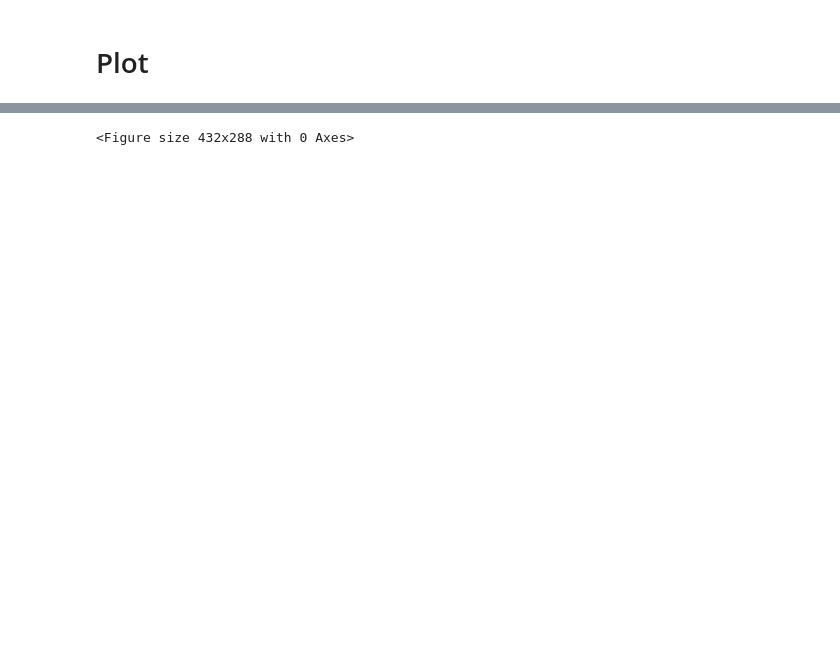
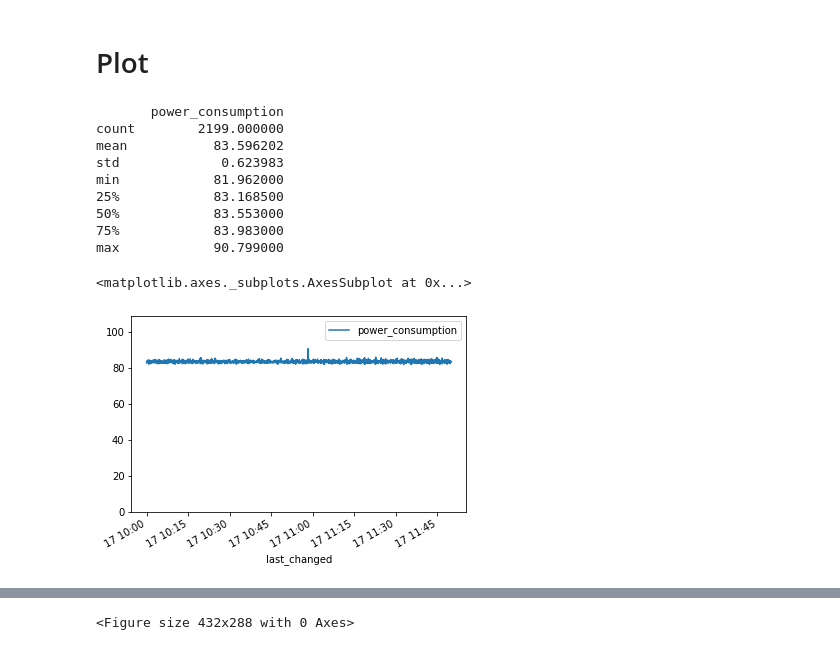
Before and after one commit to MScDissertation/NLP, a Jupyter notebook: power_monitor_analysis/visualise.ipynb, the cells around one changed output, grey strips where cells are left out. Cells and saved outputs as stored; diff of their text form; code cells hidden in the pictures; blank space fills up the shorter version.

```diff
--- a/power_monitor_analysis/visualise.ipynb
+++ b/power_monitor_analysis/visualise.ipynb
@@ -76,5 +96,31 @@ df.to_csv(result_file, index=False)
 # %% [markdown]
 # Plot
+# %%
+# power consumption when not training
+start_date = '2020-06-17'
+end_date = '2020-06-17'
+start_time = '10:00'
+end_time = '11:50'
+
+
+regular_power_draw = df_new.loc[start_date:end_date].between_time(start_time, end_time)[['power_consumption']]
+
+print(regular_power_draw.describe())
+y_max = regular_power_draw['power_consumption'].max() * 1.2
+
+regular_power_draw[(df_new != 0).all(1)].plot(ylim=(0,y_max))
+# %% [output]
+       power_consumption
+count        2199.000000
+mean           83.596202
+std             0.623983
+min            81.962000
+25%            83.168500
+50%            83.553000
+75%            83.983000
+max            90.799000
+<matplotlib.axes._subplots.AxesSubplot at 0x...>
+[figure, added]
 # %%
 # df_subset = df.loc['2020-06-01':'2020-06-01'].between_time('8:00', '8:38')[['power_consumption']]
 # df_subset[(df_subset != 0).all(1)].plot(ylim=(0,df_subset.max()*1.2))
```
Also changed, not shown: parts of 20 cells of this notebook, 4 other files.
